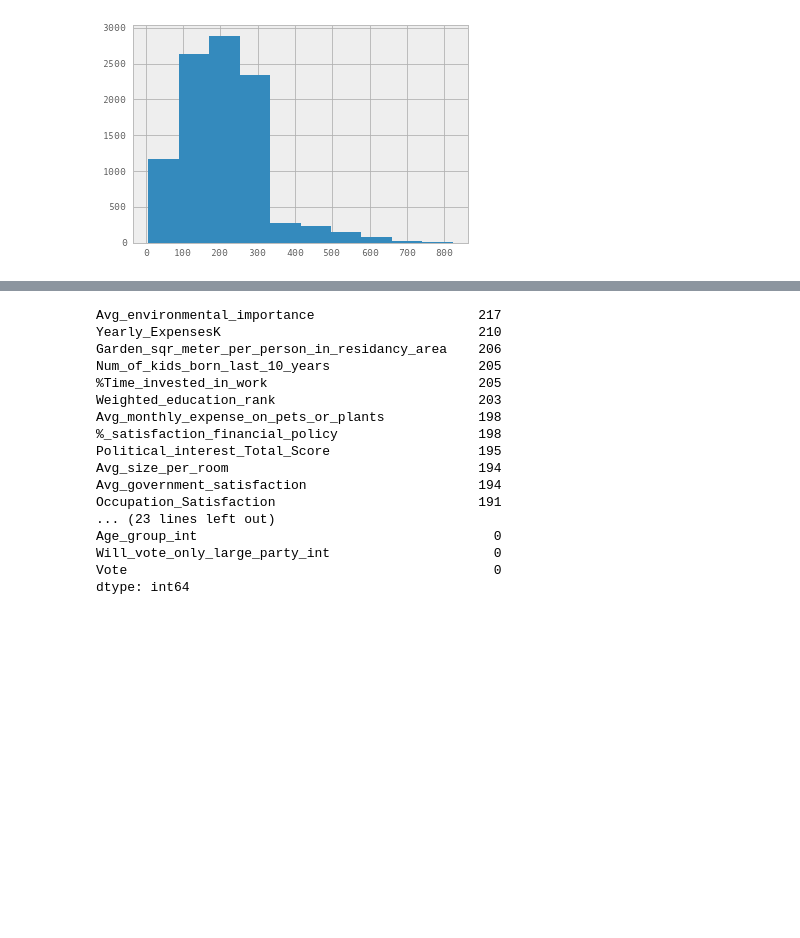
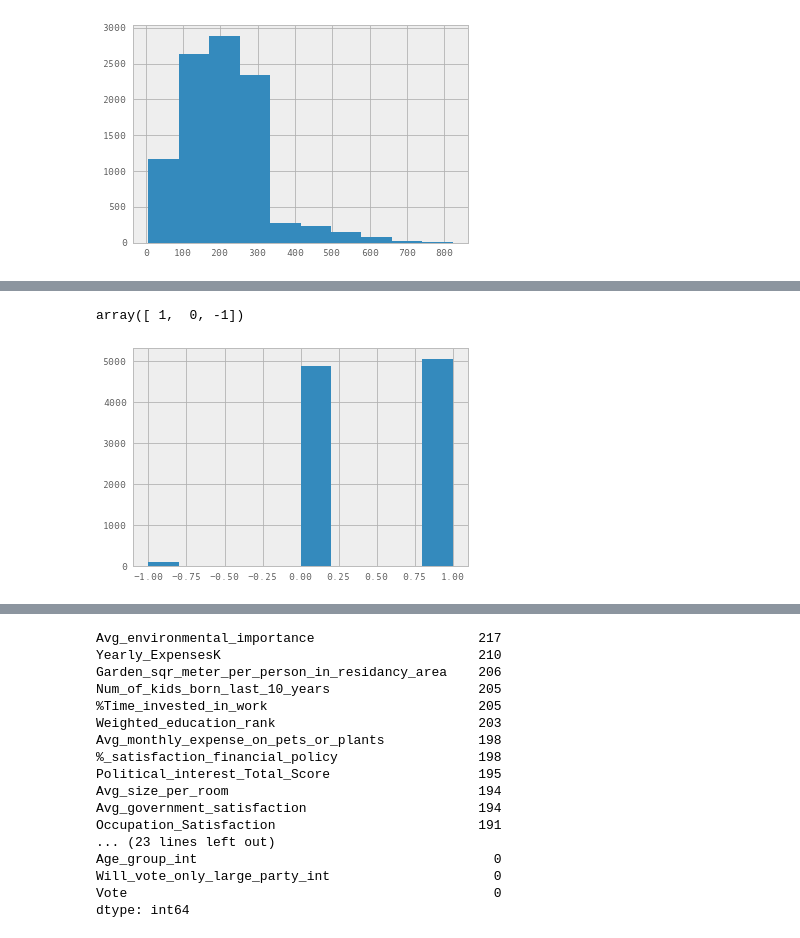
Before and after one commit to odedgolden/Machine-Learning, a Jupyter notebook: ML_ex2/ML_ex2.ipynb, the cells around one changed output, grey strips where cells are left out. Cells and saved outputs as stored; diff of their text form; code cells hidden in the pictures; blank space fills up the shorter version.

```diff
--- a/ML_ex2/ML_ex2.ipynb
+++ b/ML_ex2/ML_ex2.ipynb
@@ -290,4 +542,7 @@ data['Married_int'].unique()
 # %%
-data['Married_int'].hist()
-data['Married_int'].unique()
+data['Voting_Time_int'].hist()
+data['Voting_Time_int'].unique()
+# %% [output]
+array([ 1,  0, -1])
+[figure, added]
 # %%
```
Also changed, not shown: parts of 42 cells of this notebook.
